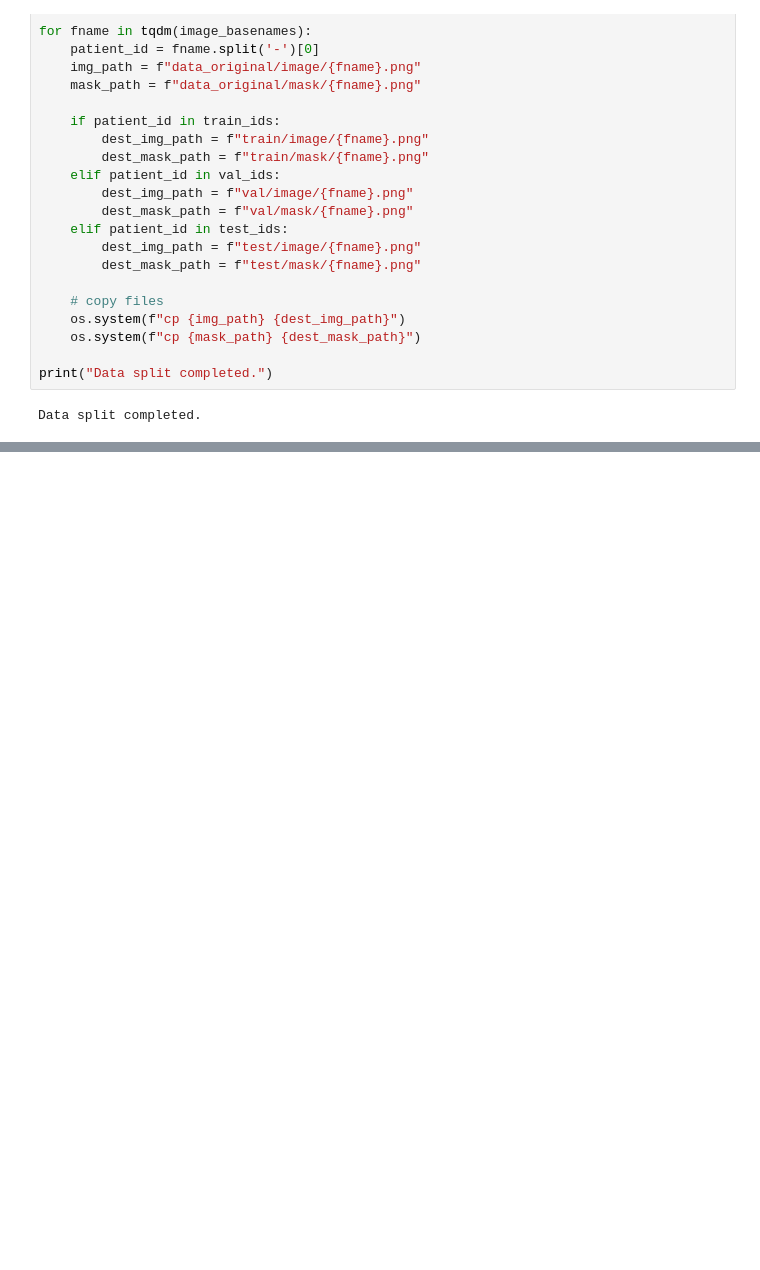
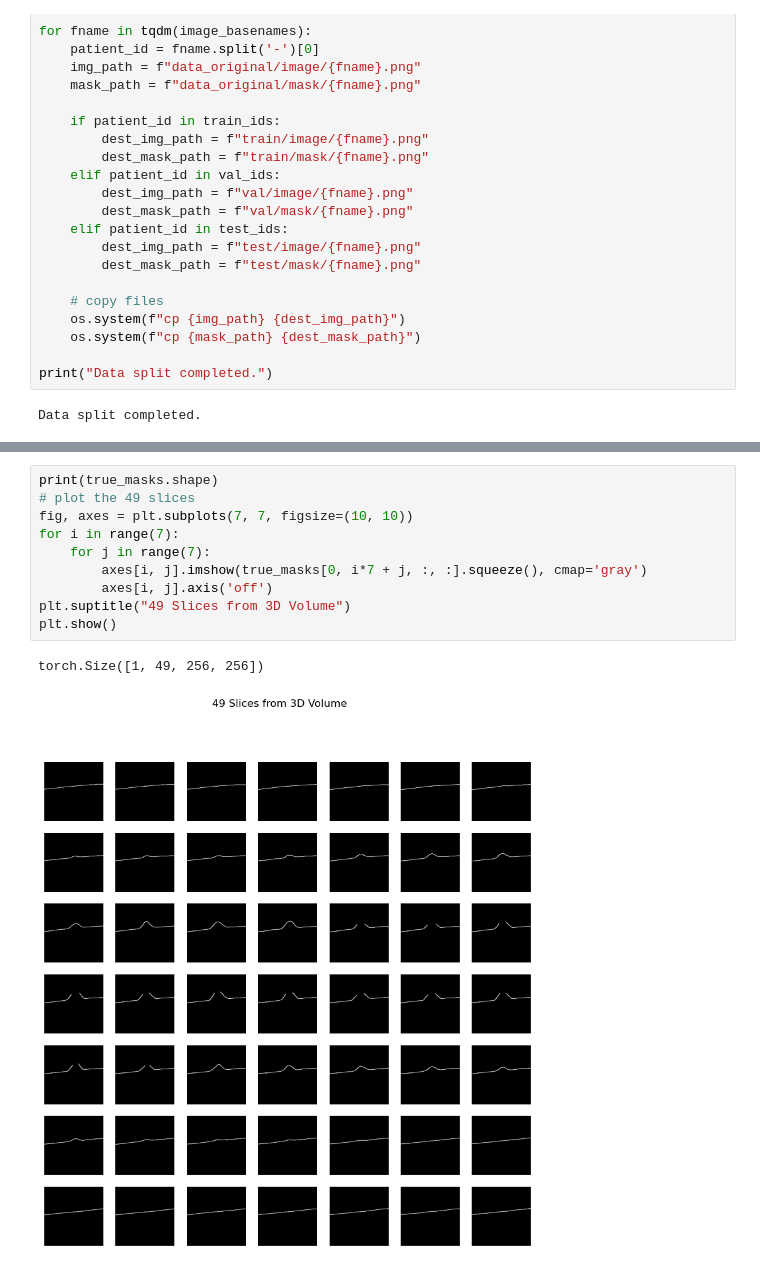
Before and after one commit to MakrisJr/Benchmark-ELM-Line-OCT-Dataset, a Jupyter notebook: split_data.ipynb, the cells around one changed output, grey strips where cells are left out. Saved outputs shown, nothing was run; the diff lists cells and outputs as text; blank space fills up the shorter version.

```diff
--- a/split_data.ipynb
+++ b/split_data.ipynb
@@ -128,0 +286,13 @@ Data split completed.
+# %%
+print(true_masks.shape)
+# plot the 49 slices
+fig, axes = plt.subplots(7, 7, figsize=(10, 10))
+for i in range(7):
+    for j in range(7):
+        axes[i, j].imshow(true_masks[0, i*7 + j, :, :].squeeze(), cmap='gray')
+        axes[i, j].axis('off')
+plt.suptitle("49 Slices from 3D Volume")
+plt.show()
+# %% [output]
+torch.Size([1, 49, 256, 256])
+[figure, added]
```
Also changed, not shown: parts of 6 cells of this notebook.
